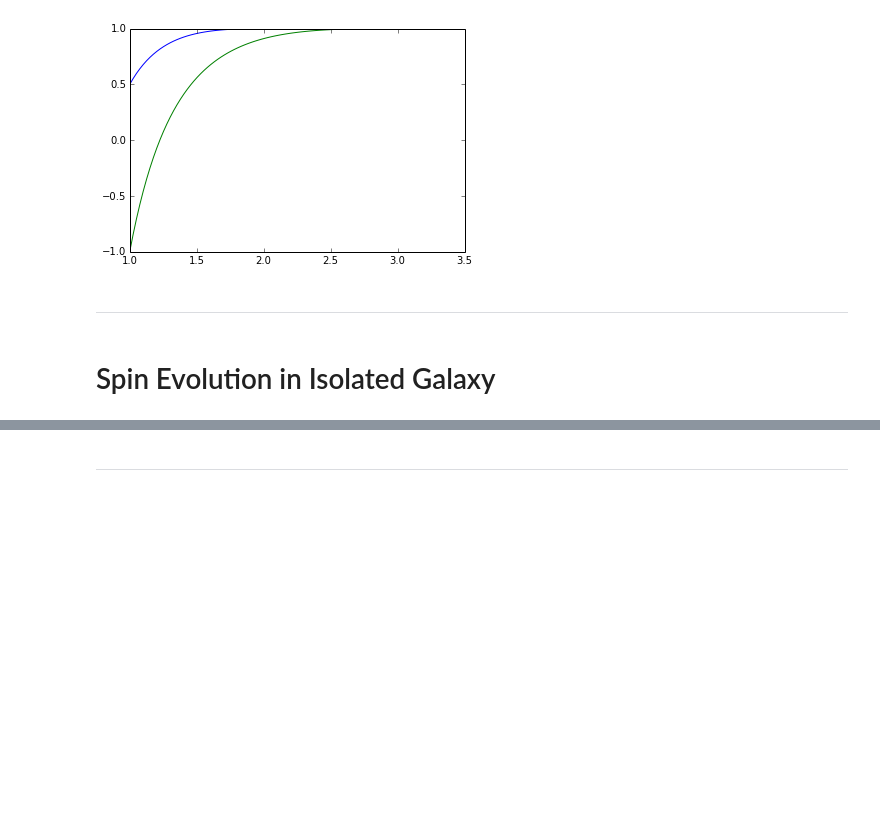
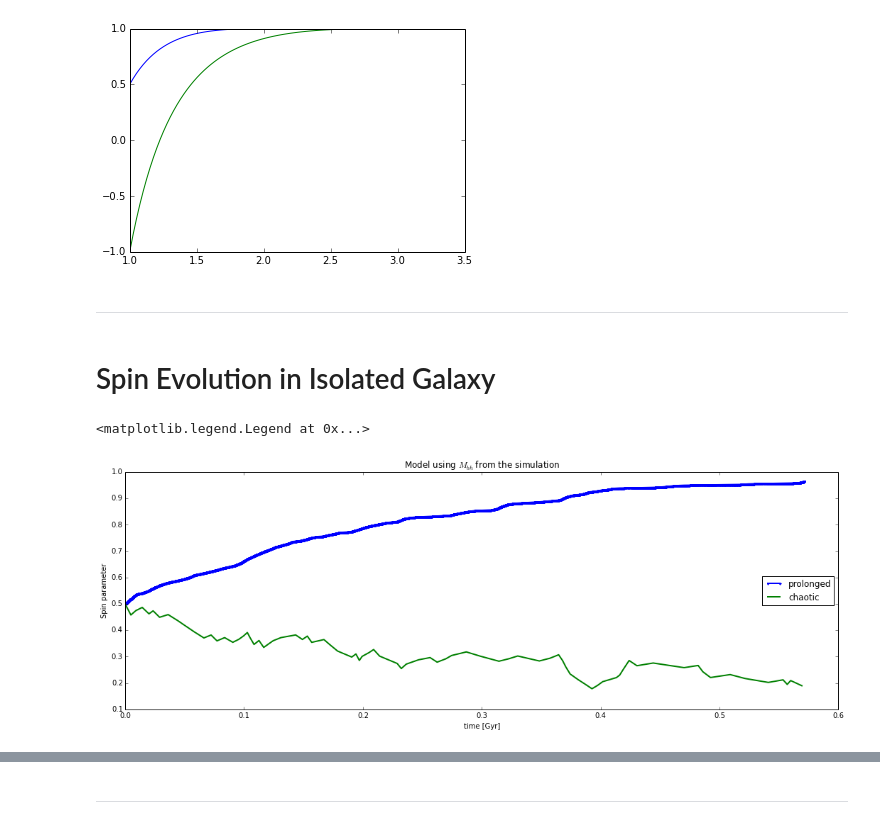
Before and after one commit to sbustamante/CosmologicalBlackHoles, a Jupyter notebook: Codes/spin_evolution.ipynb, the cells around one changed output, grey strips where cells are left out. Drawn from its saved outputs; the diff is of its cells as text; code cells hidden in the pictures; blank space fills up the shorter version.

```diff
--- a/Codes/spin_evolution.ipynb
+++ b/Codes/spin_evolution.ipynb
@@ -136,14 +160,17 @@ else:
 # %%
-#plt.figure( figsize = (18,6) )
+plt.figure( figsize = (18,6) )
 
-#test00.spin_evolution( mode='continuous', alpha = 0.1, a0 = 0.5 )
-#plt.plot( test00.tms, test00.aps, '.-', label='prolonged', lw=2 )
+test02.spin_evolution( mode='continuous', alpha = 0.1, a0 = 0.5 )
+plt.plot( test02.tms, test02.aps, '.-', label='prolonged', lw=2 )
 
-#test01.spin_evolution( mode='chaotic', alpha = 0.1, a0 = 0.5 )
-#plt.plot( test01.tms, test01.aps, '-', label='chaotic', lw=2 )
+test03.spin_evolution( mode='chaotic', alpha = 0.1, a0 = 0.5 )
+plt.plot( test03.tms, test03.aps, '-', label='chaotic', lw=2 )
 
-#plt.title('Model using $M_{bh}$ from the simulation')
-#plt.ylabel("Spin parameter")
-#plt.xlabel("time [Gyr]")
-#plt.legend(loc='upper right')
+plt.title('Model using $M_{bh}$ from the simulation')
+plt.ylabel("Spin parameter")
+plt.xlabel("time [Gyr]")
+plt.legend(loc='center right')
+# %% [output]
+<matplotlib.legend.Legend at 0x...>
+[figure, added]
 # %%
```
Also changed, not shown: parts of 7 cells of this notebook, 12 other files.
